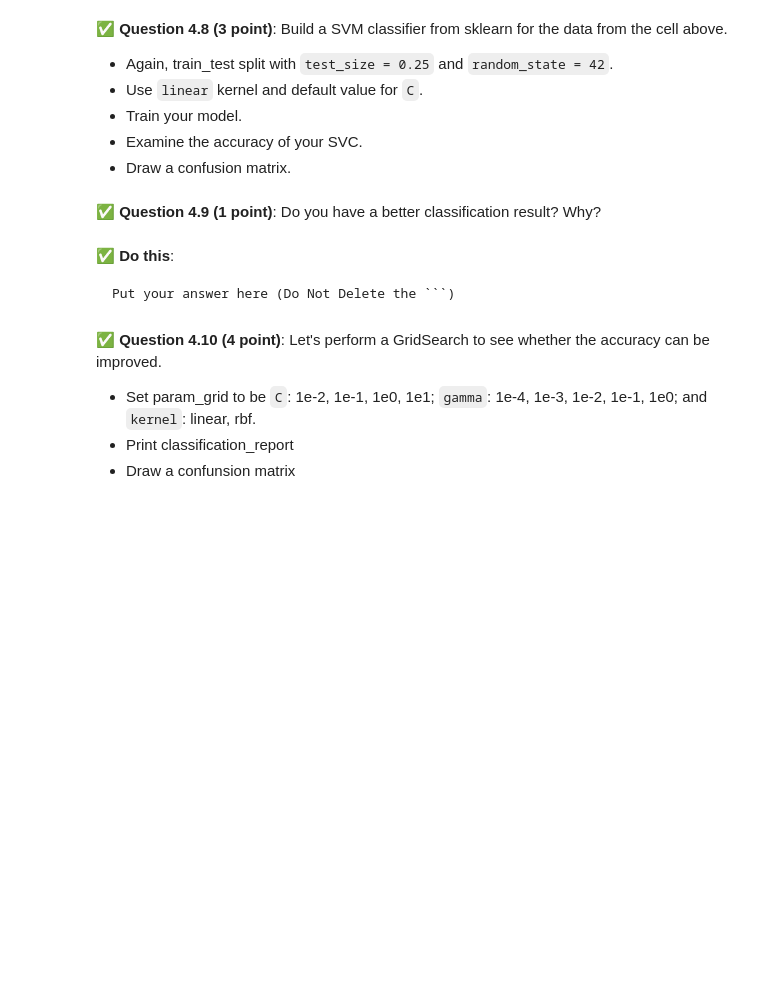
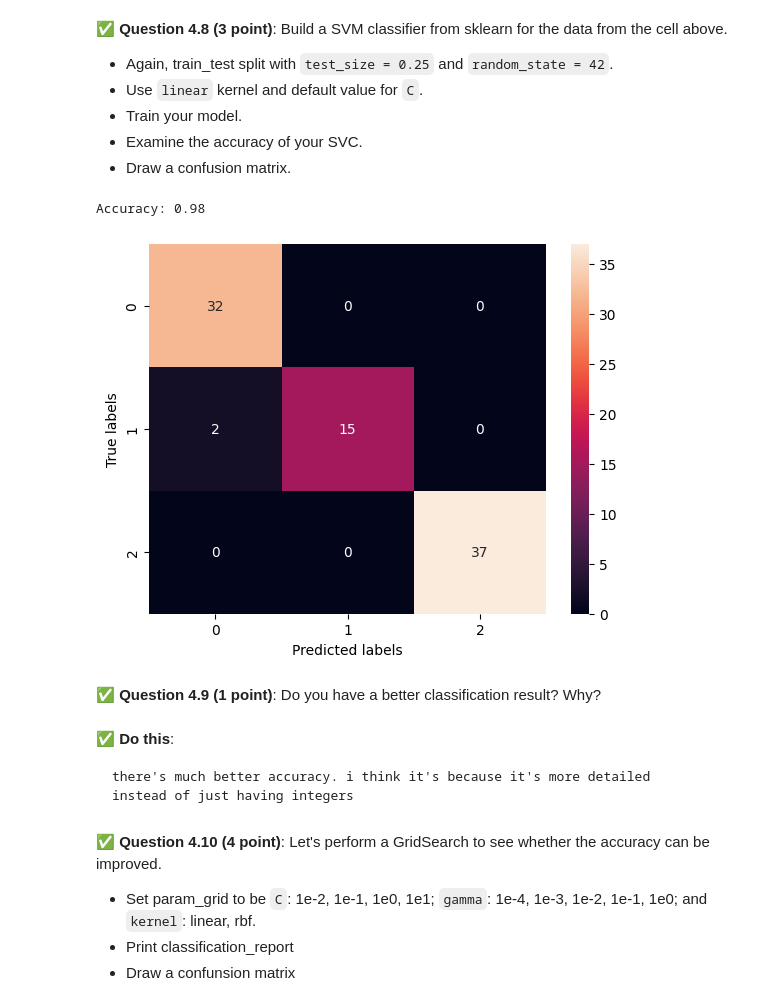
Before and after one commit to KinghamRMSU/CMSE202-f25-turnin, a Jupyter notebook: final/CMSE202-Final-Section003-STUDENT.ipynb, the cells around one changed output. Cells and saved outputs as stored; diff of their text form; code cells hidden in the pictures; blank space fills up the shorter version.

````diff
--- a/final/CMSE202-Final-Section003-STUDENT.ipynb
+++ b/final/CMSE202-Final-Section003-STUDENT.ipynb
@@ -346,6 +460,7 @@ It seems using text-string features, such as Island and ClutchCompletion, may no
 * Extract `CulmenLength(mm)`, `CulmenDepth(mm)`, `FlipperLength(mm)`, `BodyMass(g)`, and `Species` to a new data frame.
 # %%
 ### Put your code here
+numericDf = df[['CulmenLength(mm)', 'CulmenDepth(mm)', 'FlipperLength(mm)', 'BodyMass(g)', 'Species']].copy()
 # %% [markdown]
 &#9989; **Question 4.8 (3 point)**: Build a SVM classifier from sklearn for the data from the cell above.
 
@@ -356,12 +471,35 @@ It seems using text-string features, such as Island and ClutchCompletion, may no
 * Draw a confusion matrix.
 # %%
 ### Put your code here
+
+X = numericDf.drop('Species', axis=1)
+y = numericDf['Species']
+
+XTrain, XTest, yTrain, yTest = train_test_split(X, y, test_size=0.25, random_state=42)
+
+svmClassifier = SVC(kernel='linear', random_state=42)
+svmClassifier.fit(XTrain, yTrain)
+
+yPred = svmClassifier.predict(XTest)
+
+accuracy = accuracy_score(yTest, yPred)
+print(f"Accuracy: {accuracy:.2f}")
+
+cm = confusion_matrix(yTest, yPred)
+
+sns.heatmap(cm, annot=True, fmt='d')
+plt.xlabel('Predicted labels')
+plt.ylabel('True labels')
+plt.show()
+# %% [output]
+Accuracy: 0.98
+[figure, added]
 # %% [markdown]
 &#9989; **Question 4.9 (1 point)**: Do you have a better classification result? Why?
 # %% [markdown]
 &#9989; **Do this**:
 ```
-Put your answer here (Do Not Delete the ```)
+there's much better accuracy. i think it's because it's more detailed instead of just having integers
 ```
 # %% [markdown]
 &#9989; **Question 4.10 (4 point)**: Let's perform a GridSearch to see whether the accuracy can be improved.
````
Also changed, not shown: parts of 9 cells of this notebook, 1 other file.
